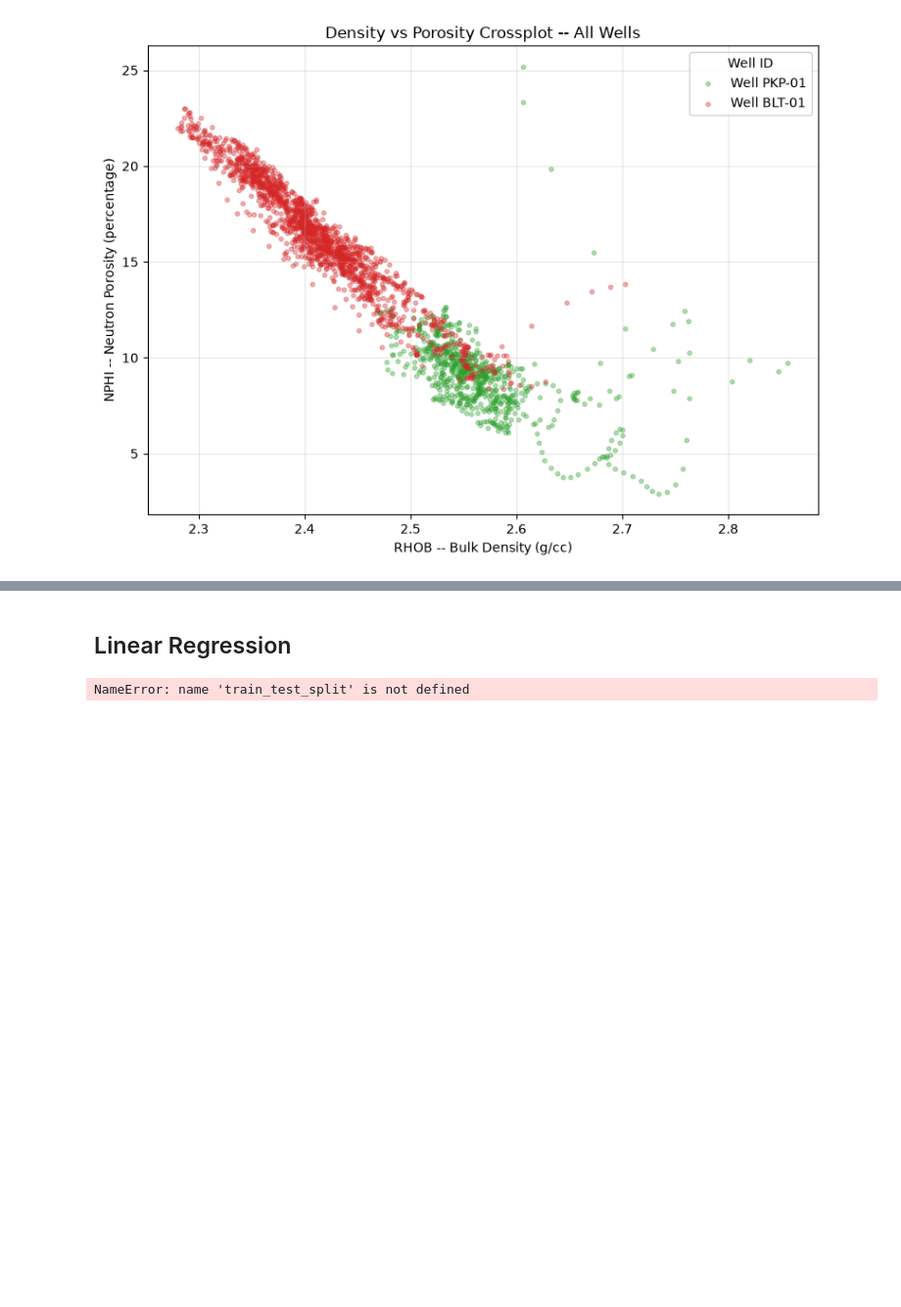
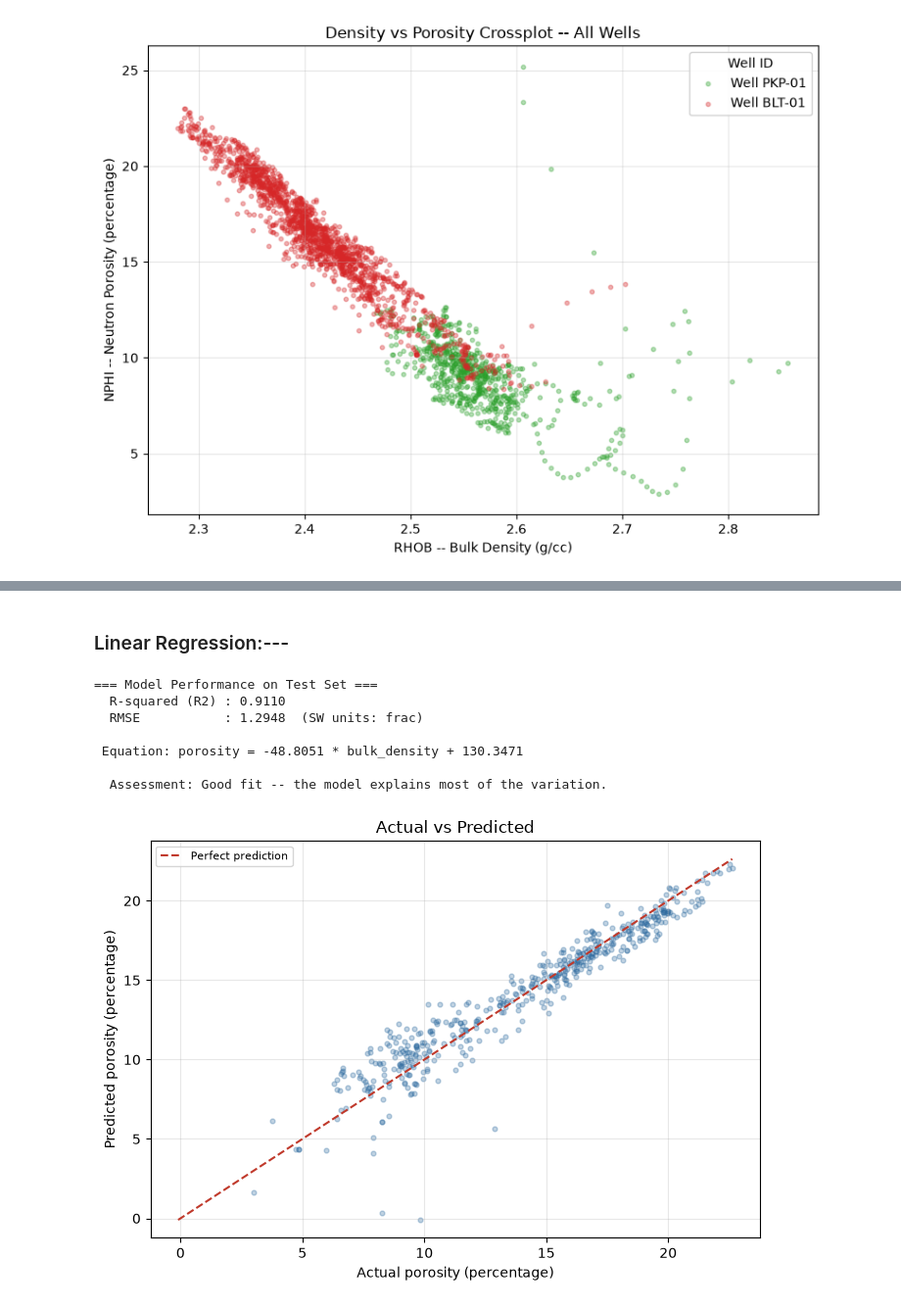
Before and after one commit to sadaraka-kadi/probable-eureka, a Jupyter notebook: notebooks/01_data_exploration.ipynb, the cells around one changed output, grey strips where cells are left out. Shown at 98% size. Cells and saved outputs as stored; diff of their text form; code cells hidden in the pictures; blank space fills up the shorter version.

```diff
--- a/notebooks/01_data_exploration.ipynb
+++ b/notebooks/01_data_exploration.ipynb
@@ -368,11 +395,10 @@ Well BLT-01 correlation coefficient: -0.949
 # %% [markdown]
-## Linear Regression
+### Linear Regression:---
 # %%
-# 🎯 Your code here -- Build a model to predict SW_frac from RT_ohmm
-
 # Step 1: Select feature and target
-X = df[["bulk_density_gcc"]]
-y = df["porosity_pct"]
+model_df = df[["bulk_density_gcc", "gamma_ray_api", "porosity_pct"]].dropna()
+X = model_df[["bulk_density_gcc", "gamma_ray_api"]]
+y = model_df["porosity_pct"]
 
 # Step 2: Split into train and test sets
 X_train, X_test, y_train, y_test = train_test_split(
@@ -386,35 +412,42 @@ model.fit(X_train, y_train)
 # Step 4: Make predictions on the test set
 y_pred = model.predict(X_test)
 
 # Step 5: Evaluate -- print R2, RMSE, and the equation
 r2   = r2_score(y_test, y_pred)
 mse  = mean_squared_error(y_test, y_pred)
 rmse = np.sqrt(mse)
 
 print("=== Model Performance on Test Set ===")
 print(f"  R-squared (R2) : {r2:.4f}")
 print(f"  RMSE           : {rmse:.4f}  (SW units: frac)")
-print(f"\n Equation: SW = {model.coef_[0]:.4f} * RT + {model.intercept_:.4f}")
+print(f"\n Equation: porosity = {model.coef_[0]:.4f} * bulk_density + {model.intercept_:.4f}")
 if r2 > 0.7:
     print("\n  Assessment: Good fit -- the model explains most of the variation.")
 elif r2 > 0.4:
     print("\n Assessment: Moderate fit -- there is real signal but also unexplained scatter.")
 else:
-    print("\n Assessment: Weak fit -- a single feature is not enough to explain SW_frac variation.")
+    print("\n Assessment: Weak fit -- a single feature is not enough to explain porosity variation.")
 
 # Step 6: Plot Actual vs Predicted
 fig, ax = plt.subplots(figsize=(7, 5))
 ax.scatter(y_test, y_pred, alpha=0.3, s=12, color="#2d6a9f")
 min_val = min(y_test.min(), y_pred.min())
 max_val = max(y_test.max(), y_pred.max())
 ax.plot([min_val, max_val], [min_val, max_val], color="#c0392b", linewidth=1.5, linestyle="--", label="Perfect prediction")
-ax.set_xlabel("Actual SW (frac)")
-ax.set_ylabel("Predicted SW (frac)")
+ax.set_xlabel("Actual porosity (percentage)")
+ax.set_ylabel("Predicted porosity (percentage)")
 ax.set_title("Actual vs Predicted")
 ax.legend(fontsize=8)
 ax.grid(True, alpha=0.3)
 
 plt.tight_layout()
 plt.show()
 # %% [output]
-NameError: name 'train_test_split' is not defined
+=== Model Performance on Test Set ===
+  R-squared (R2) : 0.9110
+  RMSE           : 1.2948  (SW units: frac)
+
+ Equation: porosity = -48.8051 * bulk_density + 130.3471
+
+  Assessment: Good fit -- the model explains most of the variation.
+[figure, added]
```
Also changed, not shown: parts of 13 cells of this notebook.
